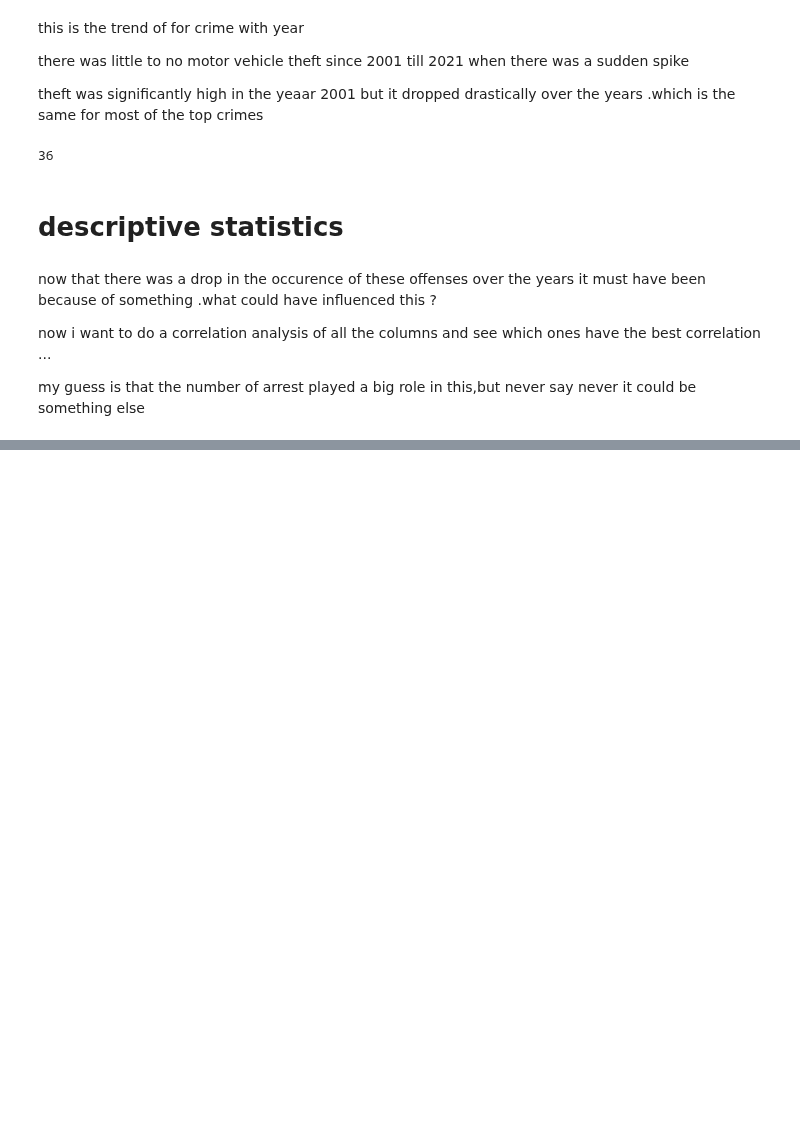
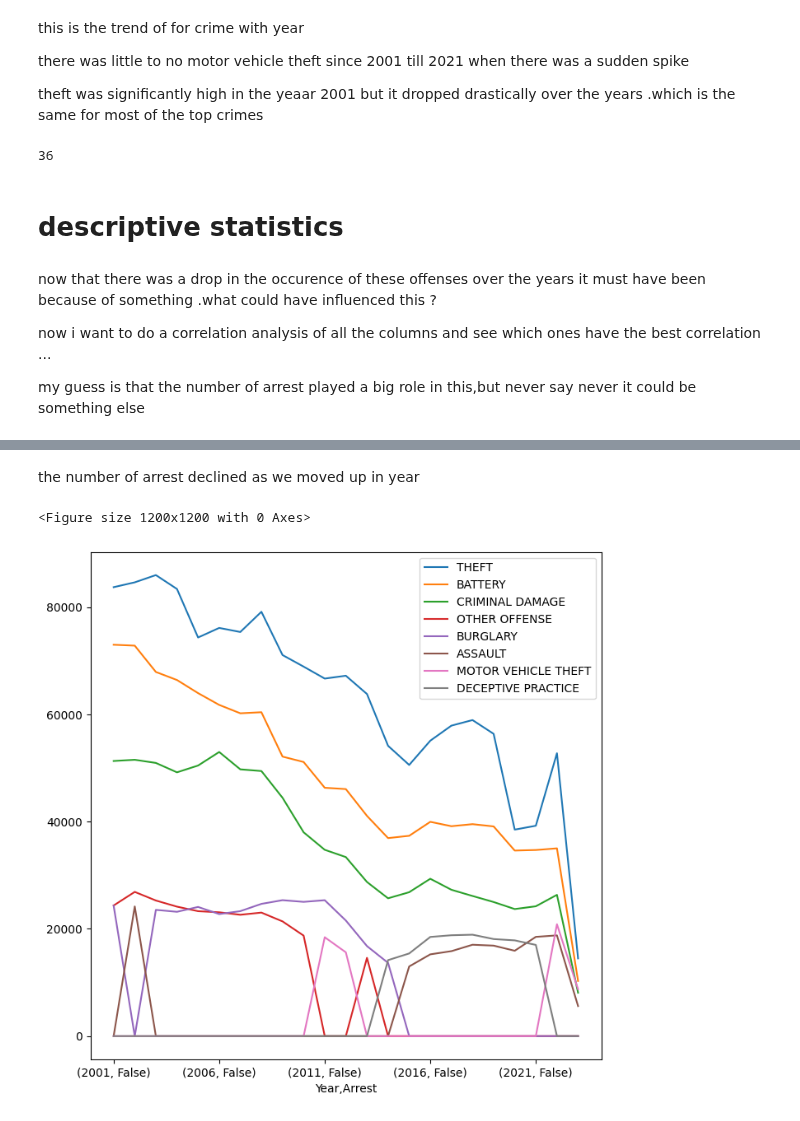
Before and after one commit to bissakaAI/DataAndData_analysis, a Jupyter notebook: Task_folder/pandas/chicagocrime/chicagocrime.ipynb, the cells around one changed output, grey strips where cells are left out. Saved outputs shown, nothing was run; the diff lists cells and outputs as text; code cells hidden in the pictures; blank space fills up the shorter version.

```diff
--- a/Task_folder/pandas/chicagocrime/chicagocrime.ipynb
+++ b/Task_folder/pandas/chicagocrime/chicagocrime.ipynb
@@ -403,0 +523,3 @@ countbyhead
+# %%
+grouparreststatus3=grouparreststatusfalse.groupby(level=0).head()
+grouparreststatus4=grouparreststatus3.unstack(level='Primary Type',fill_value=0)
@@ -403,0 +583,11 @@ countbyhead
+# %% [markdown]
+the number of arrest declined as we moved up in year
+# %%
+plt.figure(figsize=(12,12))
+fig,ax = plt.subplots(figsize=(8,8))
+grouparreststatus4.plot(ax=ax)
+plt.legend()
+plt.show()
+# %% [output]
+<Figure size 1200x1200 with 0 Axes>
+[figure, added]
```
Also changed, not shown: parts of 66 cells of this notebook.
